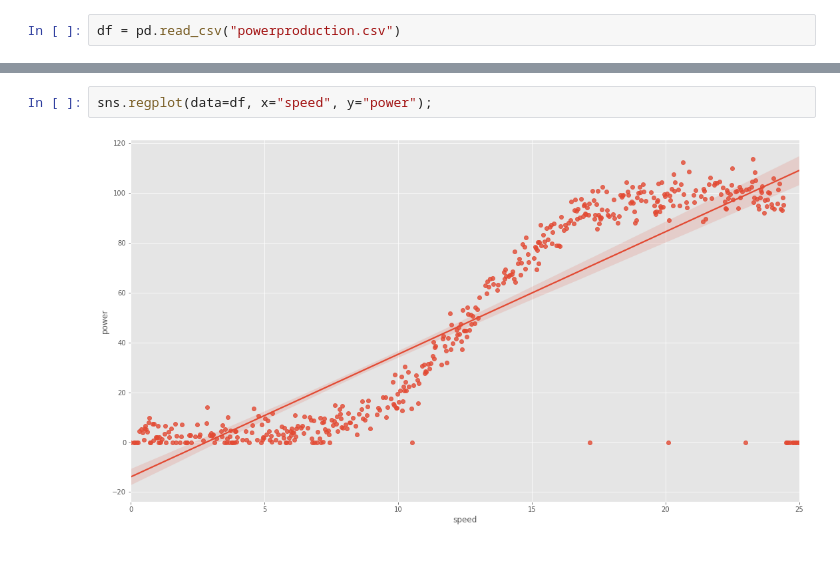
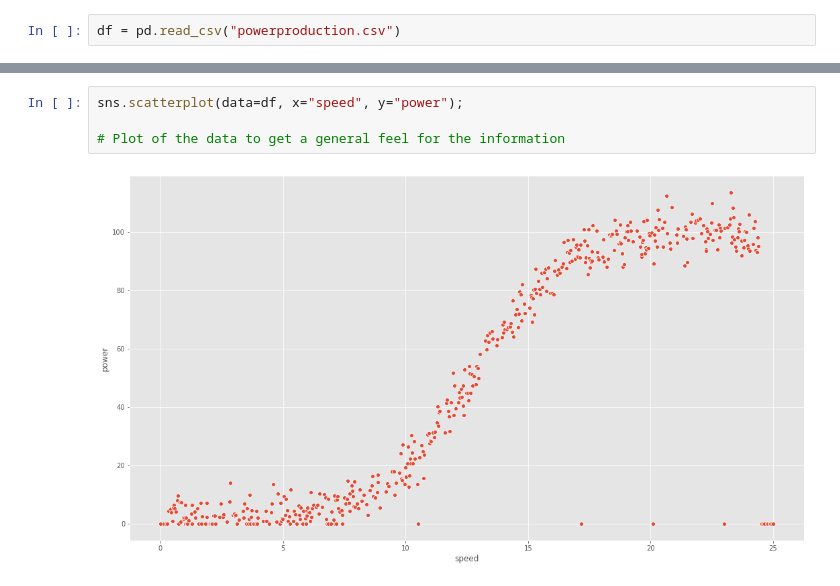
Before and after one commit to declanohara123/Wind-Turbine, a Jupyter notebook: Linear Regression of Wind Turbine Power Output.ipynb, the cells around one changed output, grey strips where cells are left out. Cells and saved outputs as stored; diff of their text form; blank space fills up the shorter version.

```diff
--- a/Linear Regression of Wind Turbine Power Output.ipynb
+++ b/Linear Regression of Wind Turbine Power Output.ipynb
@@ -35,4 +23,6 @@ df.describe()
 # %%
-sns.regplot(data=df, x="speed", y="power");
+sns.scatterplot(data=df, x="speed", y="power");
+
+# Plot of the data to get a general feel for the information
 # %% [output]
-[figure, old version]
+[figure, new version]
```
Also changed, not shown: parts of 10 cells of this notebook.
